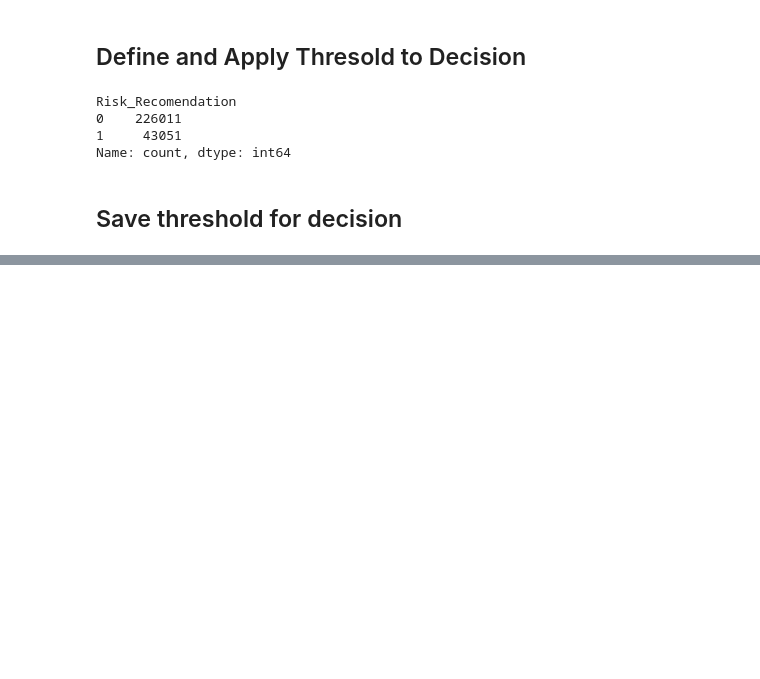
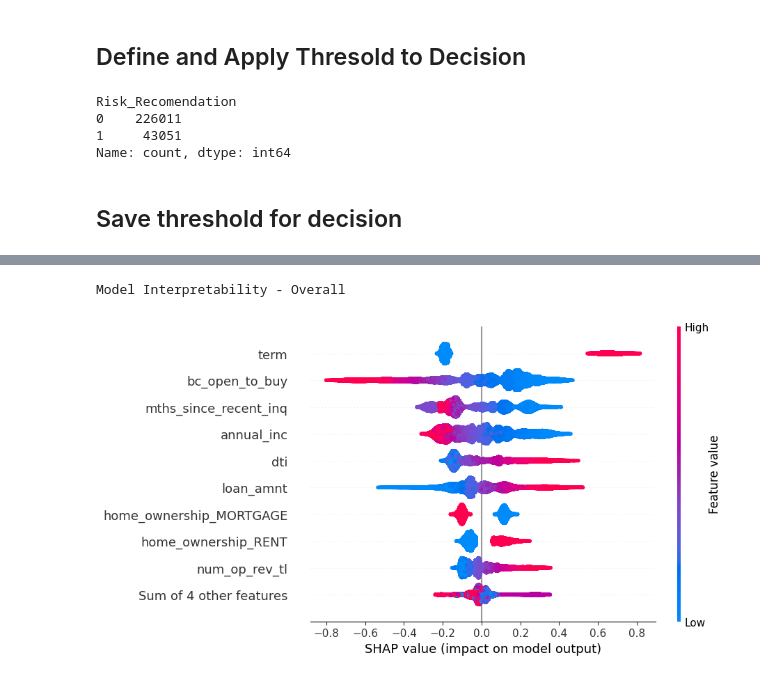
Before and after one commit to rodrafanas/loan-bank-model-project, a Jupyter notebook: 04_POLICY.ipynb, the cells around one changed output, grey strips where cells are left out. Saved outputs shown, nothing was run; the diff lists cells and outputs as text; code cells hidden in the pictures; blank space fills up the shorter version.

```diff
--- a/04_POLICY.ipynb
+++ b/04_POLICY.ipynb
@@ -379,0 +630,16 @@ joblib.dump(threshold_decision, "artifacts/threshold_decision.joblib")
+# %%
+print('Model Interpretability - Overall')
+X_test = pd.read_csv("input/Val.csv")
+X_test.set_index('id',inplace=True)
+X_test = X_test.drop(columns=['target'])
+
+# Cria uma figura do matplotlib
+plt.figure(figsize=(10,5))
+shap_values_ttl = explainer(X_test)
+shap.plots.beeswarm(shap_values_ttl,show=False)
+# st.pyplot(fig_ttl)
+# Salva a figura
+plt.savefig('images/shap_plot.png')
+# %% [output]
+Model Interpretability - Overall
+[figure, added]
```
Also changed, not shown: parts of 18 cells of this notebook, 9 other files.
